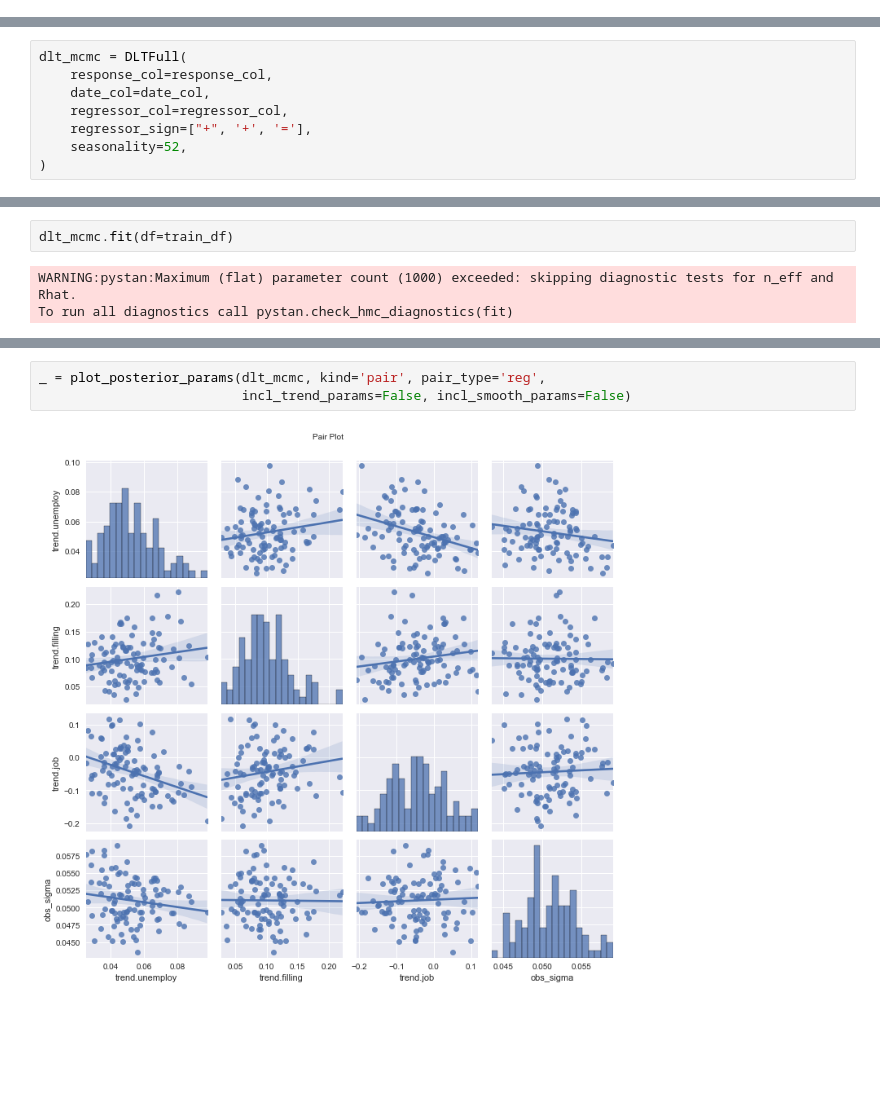
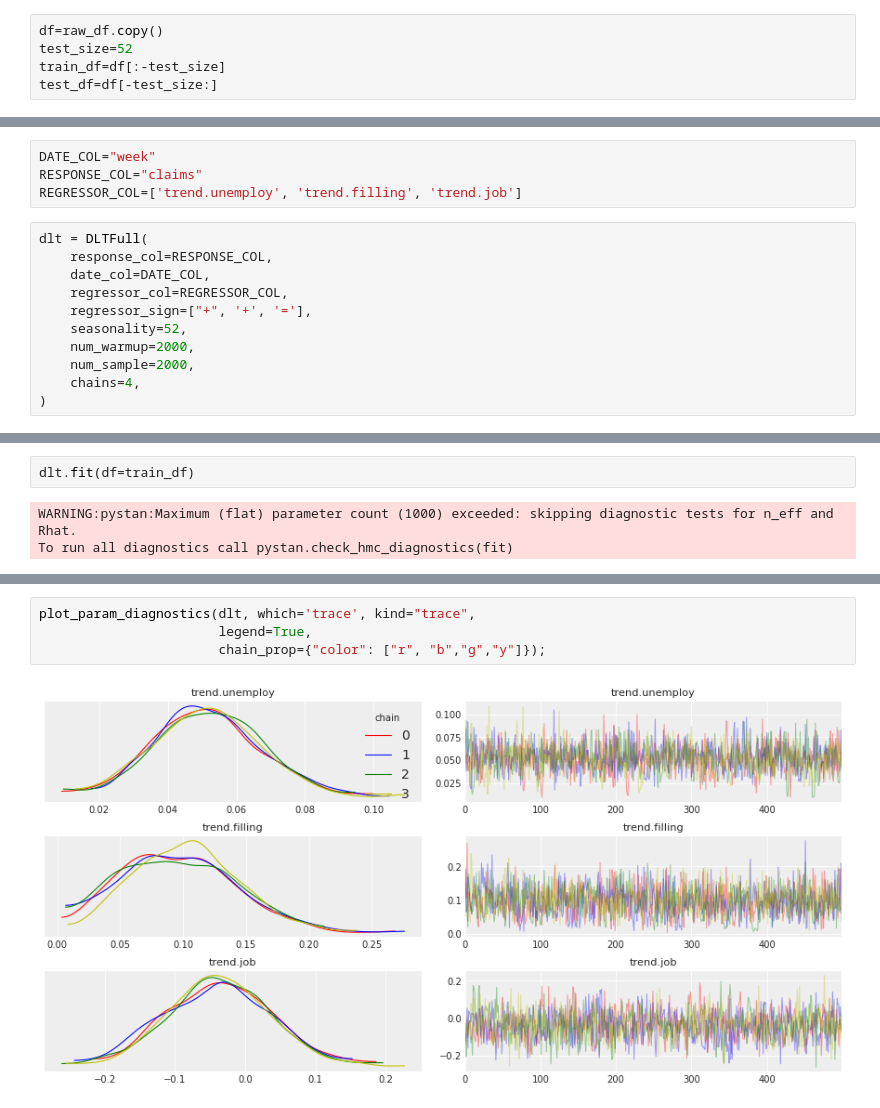
Before and after one commit to uber/orbit, a Jupyter notebook: docs/tutorials/model_diagnostics.ipynb, the cells around one changed output, grey strips where cells are left out. Cells and saved outputs as stored; diff of their text form; blank space fills up the shorter version.

Commit message:
use newly written arviz wrappers for diagnostic tutorial (#446)

```diff
--- a/docs/tutorials/model_diagnostics.ipynb
+++ b/docs/tutorials/model_diagnostics.ipynb
@@ -37,2 +47,7 @@ regressor_col = ['trend.unemploy', 'trend.filling', 'trend.job']
+# %%
+df=raw_df.copy()
+test_size=52
+train_df=df[:-test_size]
+test_df=df[-test_size:]
 # %% [markdown]
 ## Fit a Model
@@ -41,8 +54,15 @@ Before we show the diagnostic tool, we will fit a DLT model using the iclaims da
+# %%
+DATE_COL="week"
+RESPONSE_COL="claims"
+REGRESSOR_COL=['trend.unemploy', 'trend.filling', 'trend.job']
 # %%
-dlt_mcmc = DLTFull(
-    response_col=response_col,
-    date_col=date_col,
-    regressor_col=regressor_col,
+dlt = DLTFull(
+    response_col=RESPONSE_COL,
+    date_col=DATE_COL,
+    regressor_col=REGRESSOR_COL,
     regressor_sign=["+", '+', '='],
     seasonality=52,
+    num_warmup=2000,
+    num_sample=2000,
+    chains=4,
 )
@@ -51,5 +69,5 @@ Do the model training.
 # %%
-dlt_mcmc.fit(df=train_df)
+dlt.fit(df=train_df)
 # %% [output]
 WARNING:pystan:Maximum (flat) parameter count (1000) exceeded: skipping diagnostic tests for n_eff and Rhat.
 To run all diagnostics call pystan.check_hmc_diagnostics(fit)
@@ -86,5 +78,6 @@ _ = plot_posterior_params(dlt_mcmc, kind='pair', pair_type='scatter',
-# %%
-_ = plot_posterior_params(dlt_mcmc, kind='pair', pair_type='reg',
-                          incl_trend_params=False, incl_smooth_params=False)
-# %% [output]
-[figure, removed]
+# %%
+plot_param_diagnostics(dlt, which='trace', kind="trace",
+                       legend=True,
+                       chain_prop={"color": ["r", "b","g","y"]});
+# %% [output]
+[figure, added]
```
Also changed, not shown: parts of 31 cells of this notebook.
